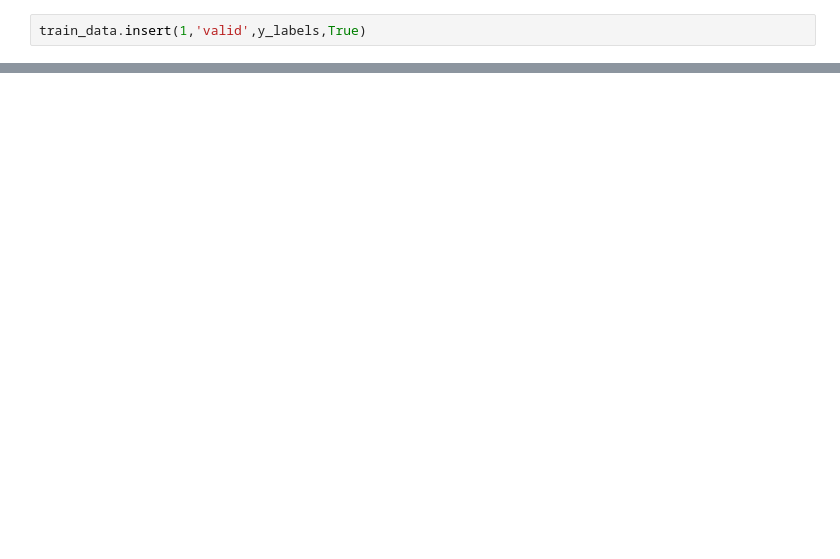
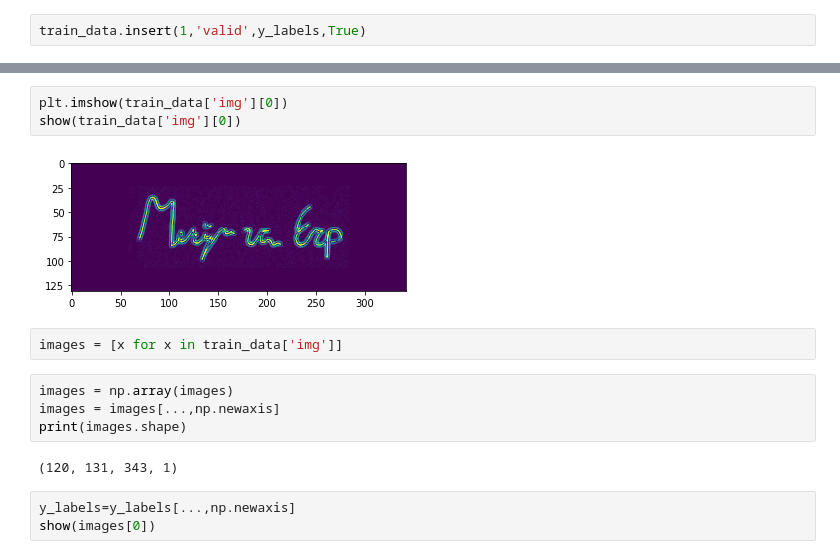
Before and after one commit to Dumiy/handwriting, a Jupyter notebook: Untitled.ipynb, the cells around one changed output, grey strips where cells are left out. Saved outputs shown, nothing was run; the diff lists cells and outputs as text; blank space fills up the shorter version.

```diff
--- a/Untitled.ipynb
+++ b/Untitled.ipynb
@@ -59,0 +106,16 @@ train_data['img'][0].shape
+# %%
+plt.imshow(train_data['img'][0])
+show(train_data['img'][0])
+# %% [output]
+[figure, added]
+# %%
+images = [x for x in train_data['img']]
+# %%
+images = np.array(images)
+images = images[...,np.newaxis]
+print(images.shape)
+# %% [output]
+(120, 131, 343, 1)
+# %%
+y_labels=y_labels[...,np.newaxis]
+show(images[0])
```
Also changed, not shown: parts of 51 cells of this notebook.
